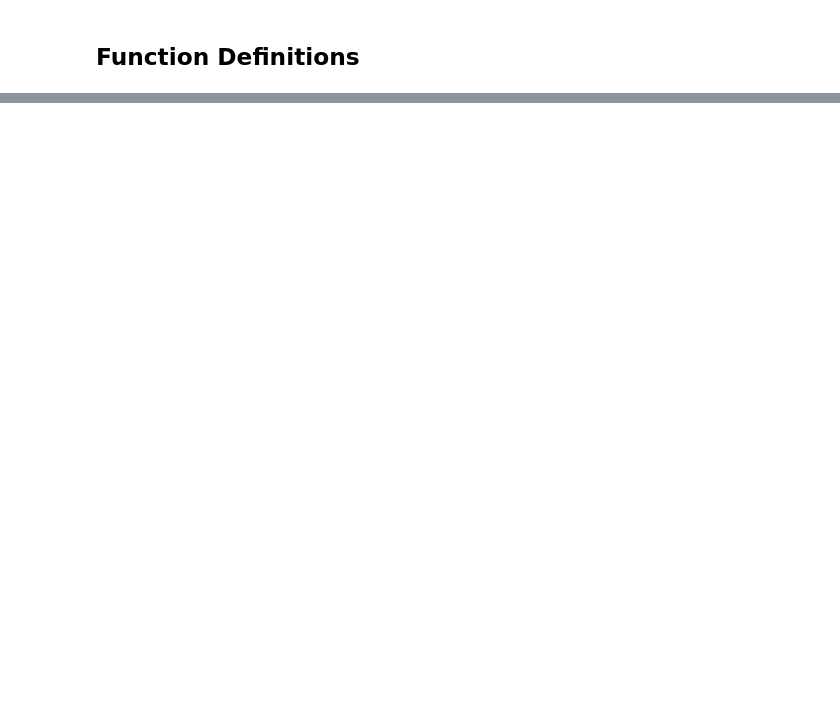
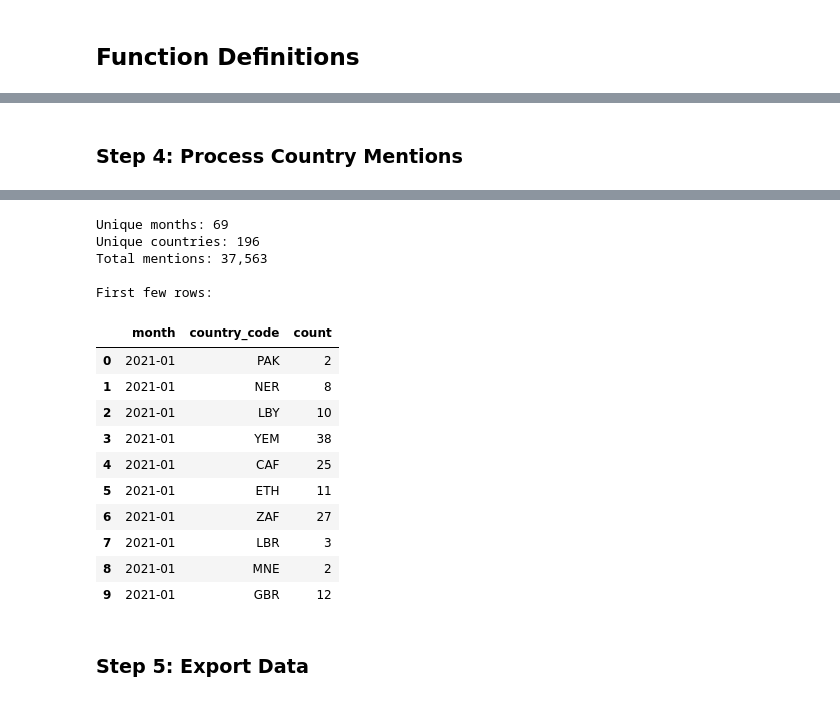
Before and after one commit to darenasc/UN-LLM-Analysis, a Jupyter notebook: notebooks/daniel/heatmap.ipynb, the cells around one changed output, grey strips where cells are left out. Drawn from its saved outputs; the diff is of its cells as text; code cells hidden in the pictures; blank space fills up the shorter version.

```diff
--- a/notebooks/daniel/heatmap.ipynb
+++ b/notebooks/daniel/heatmap.ipynb
@@ -403,0 +351,13 @@ Top 5 months:
+# %% [markdown]
+### Step 4: Process Country Mentions
+# %%
+logger.info("Step 4: Processing country mentions...")
+heatmap_df = process_sections_to_heatmap(sections_df, country_df)
+logger.info(f"Generated heatmap with {len(heatmap_df)} data points")
+
+print(f"\nUnique months: {heatmap_df['month'].nunique()}")
+print(f"Unique countries: {heatmap_df['country_code'].nunique()}")
+print(f"Total mentions: {heatmap_df['count'].sum():,.0f}")
+print(f"\nFirst few rows:")
+heatmap_df.head(10)
+# %% [output]
@@ -403,0 +366,18 @@ Top 5 months:
+Unique months: 69
+Unique countries: 196
+Total mentions: 37,563
+
+First few rows:
+|  | month | country_code | count |
+| 0 | 2021-01 | PAK | 2 |
+| 1 | 2021-01 | NER | 8 |
+| 2 | 2021-01 | LBY | 10 |
+| 3 | 2021-01 | YEM | 38 |
+| 4 | 2021-01 | CAF | 25 |
+| 5 | 2021-01 | ETH | 11 |
+| 6 | 2021-01 | ZAF | 27 |
+| 7 | 2021-01 | LBR | 3 |
+| 8 | 2021-01 | MNE | 2 |
+| 9 | 2021-01 | GBR | 12 |
+# %% [markdown]
+### Step 5: Export Data
```
Also changed, not shown: parts of 56 cells of this notebook, 3 other files.
